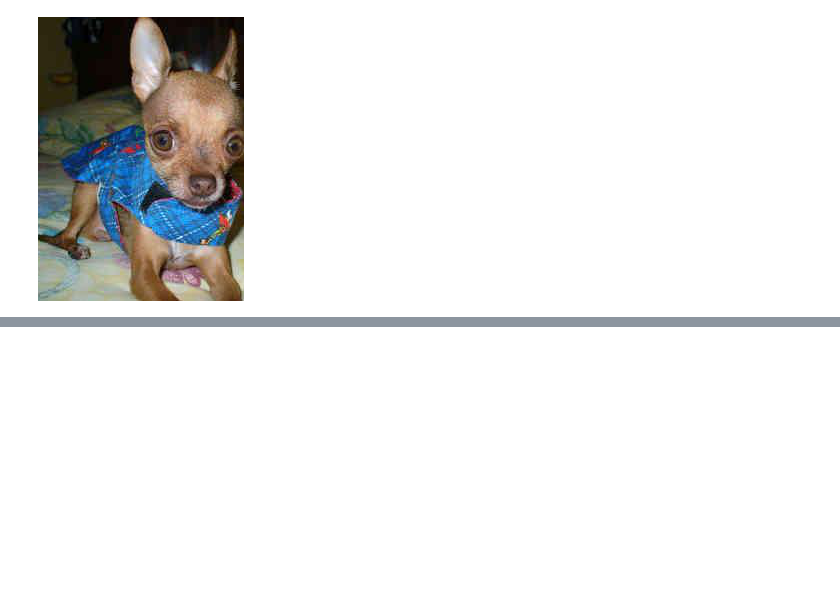
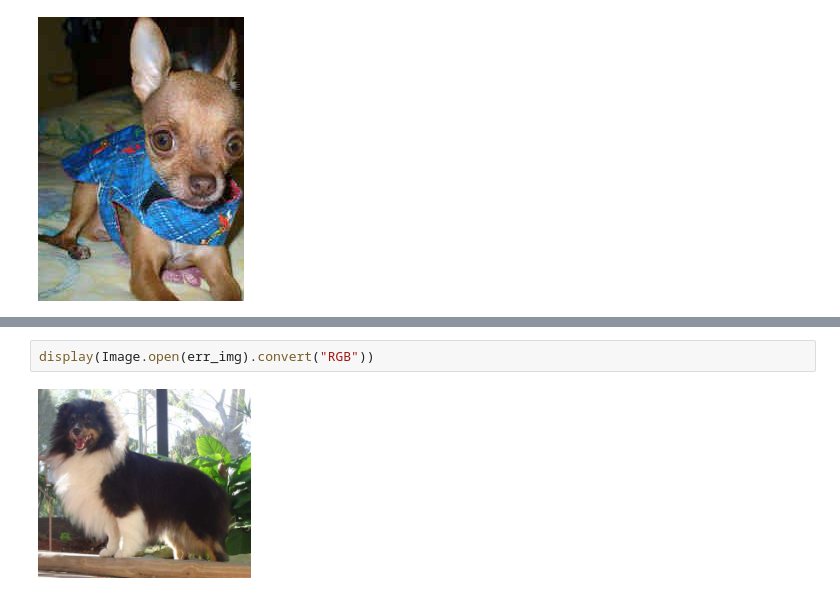
Before and after one commit to ZombieSocrates/ml-udacity-capstone, a Jupyter notebook: 1-Data_Exploration_Preprocessing.ipynb, the cells around one changed output, grey strips where cells are left out. Saved outputs shown, nothing was run; the diff lists cells and outputs as text; blank space fills up the shorter version.

```diff
--- a/1-Data_Exploration_Preprocessing.ipynb
+++ b/1-Data_Exploration_Preprocessing.ipynb
@@ -392,0 +669,4 @@ display(Image.open(foo_img).crop(box = extract_bbox_coords(foo_annot)))
+# %%
+display(Image.open(err_img).convert("RGB"))
+# %% [output]
+[figure, added]
```
Also changed, not shown: parts of 42 cells of this notebook, 2 other files.
